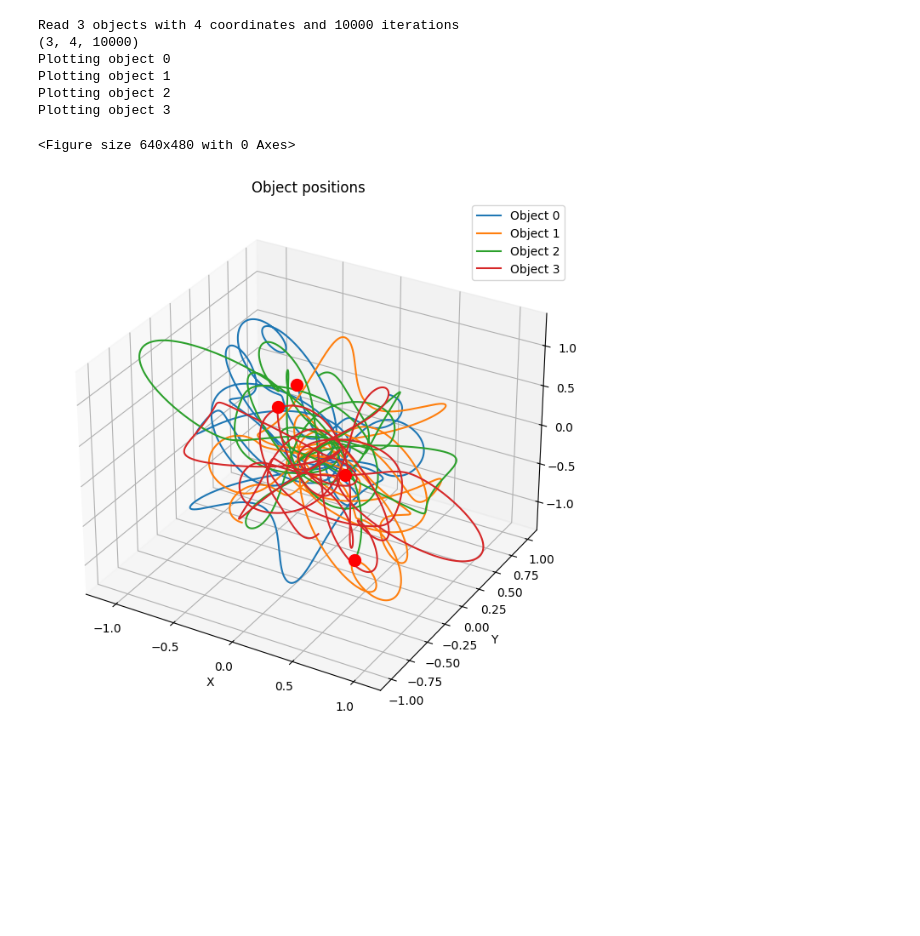
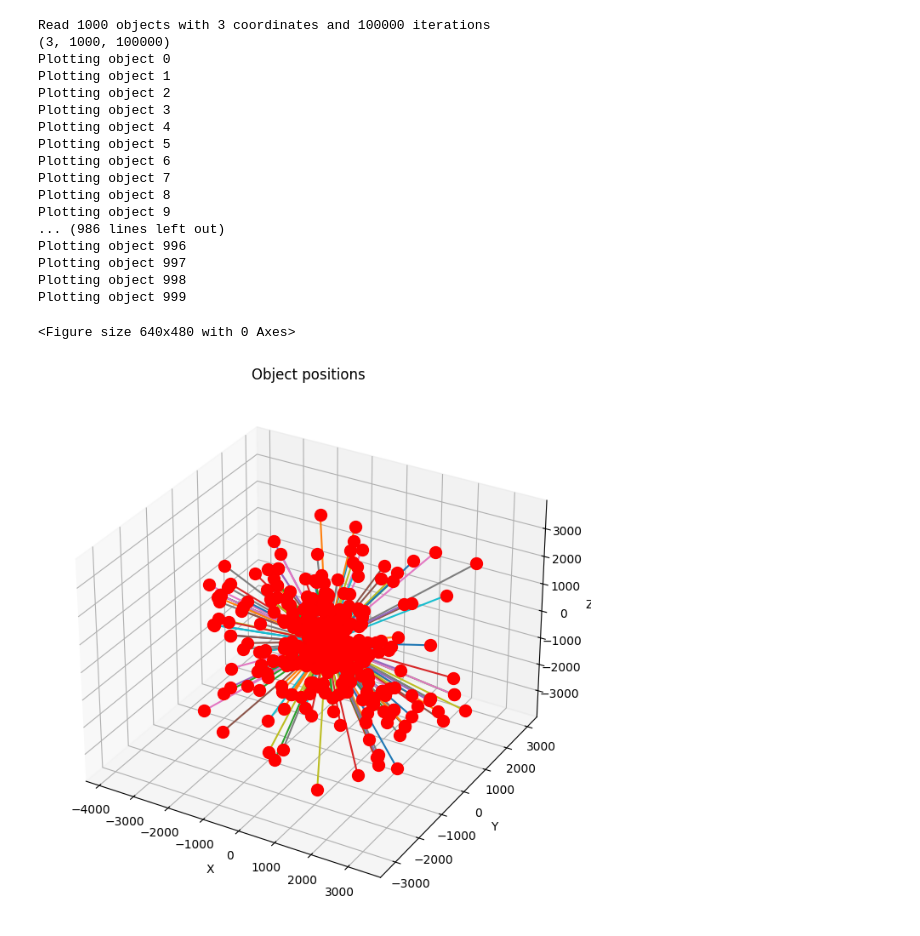
Before and after one commit to ClaasFil/3_Body_system, a Jupyter notebook: src/notebooks/main.ipynb, the cells around one changed output. Cells and saved outputs as stored; diff of their text form; code cells hidden in the pictures; blank space fills up the shorter version.

```diff
--- a/src/notebooks/main.ipynb
+++ b/src/notebooks/main.ipynb
@@ -112,7 +112,7 @@ def plot_positions(positions, weights):
         x = positions[0, i, -1]
         y = positions[1, i, -1]
         z = positions[2, i, -1]
-        ax.plot(x, y, z,  marker='o', markersize=weights[i]*10, color='red')
+        ax.plot(x, y, z,  marker='o', markersize=weights[i]*1, color='red')
 
     # Set the labels
     ax.set_xlabel('X')
@@ -120,16 +120,16 @@ def plot_positions(positions, weights):
     ax.set_zlabel('Z')
 
     ax.set_title('Object positions')
-    ax.legend()
+    #ax.legend()
 
     # Show the plot
     plt.show()
 # %%
-relative_path = '../../data/namelist/settings.nml'
+relative_path = '../../data/namelist/1000obj.nml'
 parameters = read_namelist(relative_path)
 print(parameters)
 # Example usage
-file_path = '../../data/objects/multiyObj_test.txt'
+file_path = '../../data/objects/1000obj.txt'
 weights = read_weights(file_path)
 print(weights)
 
@@ -142,22 +156,33 @@ print(rel_weights)
 # %%
 #execute fotran
 #!/home/fillies/Documents/Uni_Projects/3_Body_system/shell_scripts/main.sh
 
 # Example usage
 filename = '/home/fillies/Documents/Uni_Projects/3_Body_system/data/pos.nc'
 positions = read_netcdf(filename)
 
 #print(positions)
-#print(positions.shape)
+print(positions.shape)
 
 if positions is not None:
-    plot_positions(positions, rel_weights)
+    plot_positions(positions[:,:,:], rel_weights)
 # %% [output]
-Read 3 objects with 4 coordinates and 10000 iterations
-(3, 4, 10000)
+Read 1000 objects with 3 coordinates and 100000 iterations
+(3, 1000, 100000)
 Plotting object 0
 Plotting object 1
 Plotting object 2
 Plotting object 3
+Plotting object 4
+Plotting object 5
+Plotting object 6
+Plotting object 7
+Plotting object 8
+Plotting object 9
+... (986 lines left out)
+Plotting object 996
+Plotting object 997
+Plotting object 998
+Plotting object 999
 <Figure size 640x480 with 0 Axes>
-[figure, old version]
+[figure, new version]
```
Also changed, not shown: parts of 8 cells of this notebook, 19 other files.
